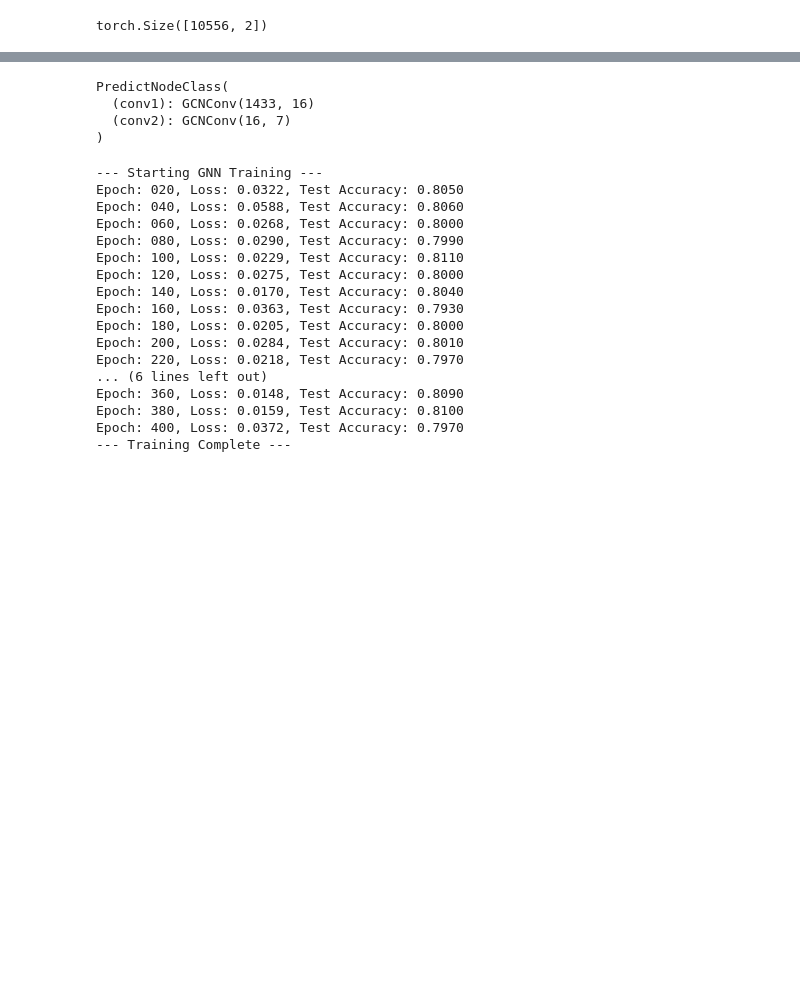
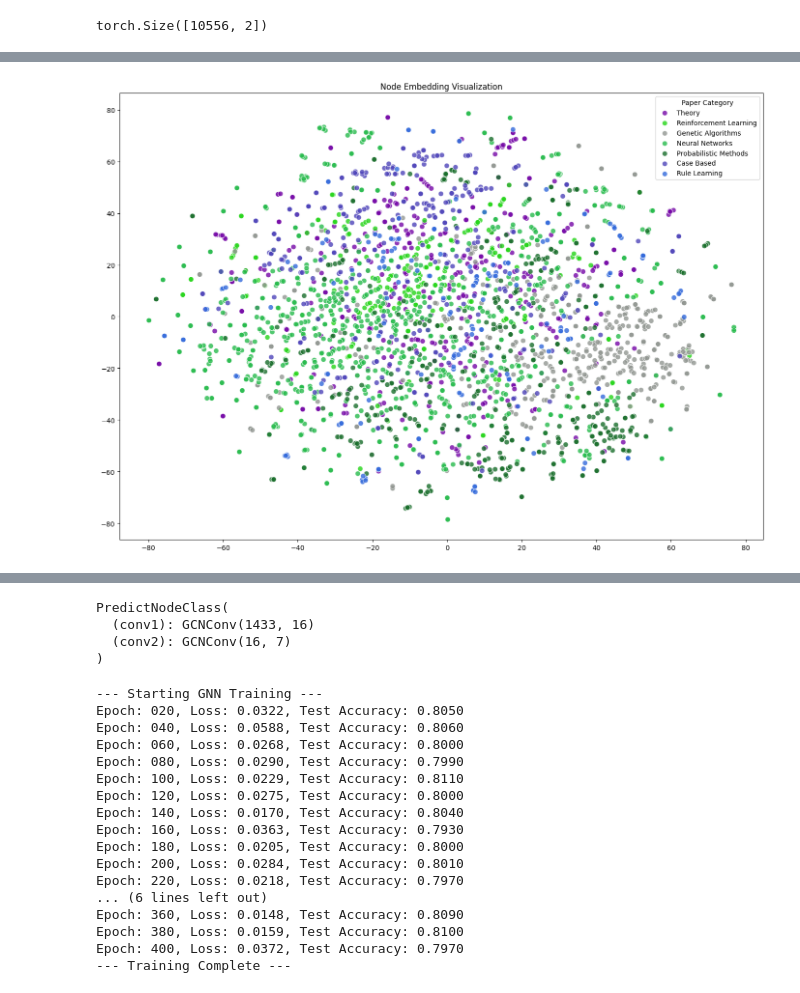
Before and after one commit to wilfred11/gnn-first-steps, a Jupyter notebook: gnns-initial-steps.ipynb, the cells around one changed output, grey strips where cells are left out. Cells and saved outputs as stored; diff of their text form; code cells hidden in the pictures; blank space fills up the shorter version.

```diff
--- a/gnns-initial-steps.ipynb
+++ b/gnns-initial-steps.ipynb
@@ -1093,0 +1021,22 @@ NameError: name 'LOSS_COLOR' is not defined
+# %%
+import sklearn
+from sklearn.manifold import TSNE
+
+def visualize_embeddings():
+    model.eval()
+    with torch.no_grad():
+        embeddings = model.get_embeddings(data.x, data.edge_index).numpy()
+        tsne = TSNE(n_components=2, random_state=42, perplexity=30, max_iter=1000)
+        embeddings_2d = tsne.fit_transform(embeddings)
+
+        plt.figure(figsize=(14, 10))
+        for i in range(dataset.num_classes):
+            mask = data.y.numpy() == i
+            plt.scatter(embeddings_2d[mask, 0], embeddings_2d[mask, 1],
+                        c=[class_colors[i]], label=class_names[i],
+                        alpha=0.8, s=60, edgecolors='white', linewidth=0.8)
+
+        plt.title('Node Embedding Visualization')
+        plt.legend(title='Paper Category')
+        plt.tight_layout()
+        plt.savefig("node_embeddings.png", dpi=300)
@@ -1093,0 +1057,8 @@ NameError: name 'LOSS_COLOR' is not defined
+# %%
+model = GCN(in_channels=dataset.num_features,
+            hidden_channels=32,
+            out_channels=dataset.num_classes,
+            dropout=0.4)
+visualize_embeddings()
+# %% [output]
+[figure, added]
```
Also changed, not shown: parts of 21 cells of this notebook, 3 other files.
